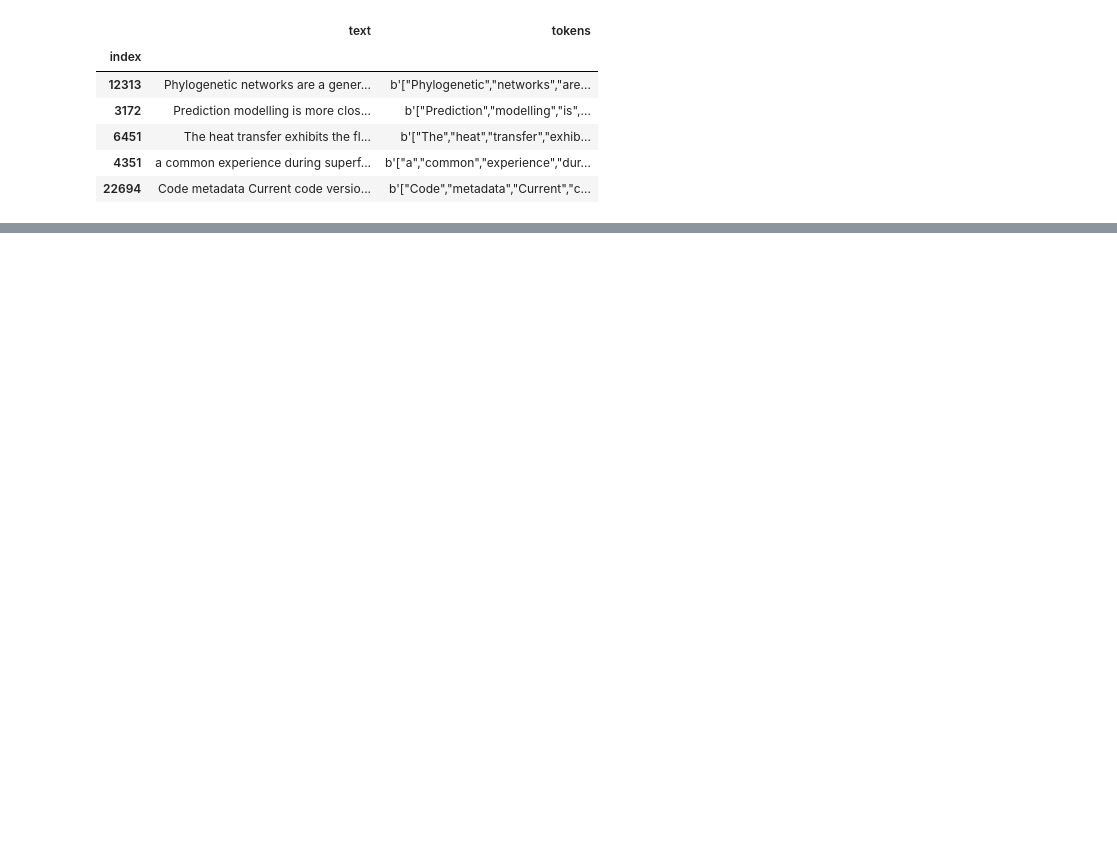
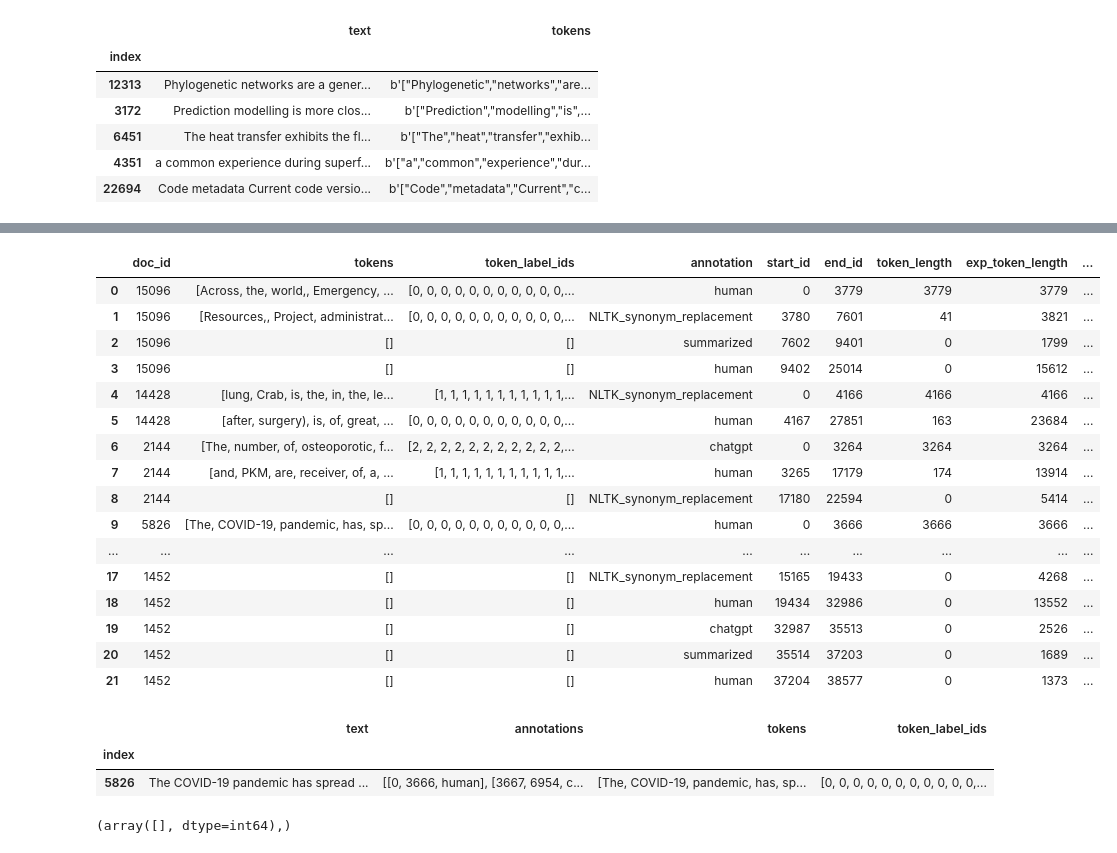
Before and after one commit to pradeepmohansml/dagpap24-submission, a Jupyter notebook: notebooks/EDA.ipynb, the cells around one changed output, grey strips where cells are left out. Cells and saved outputs as stored; diff of their text form; code cells hidden in the pictures; blank space fills up the shorter version.

```diff
--- a/notebooks/EDA.ipynb
+++ b/notebooks/EDA.ipynb
@@ -17,3 +20,7 @@ dev_df.head()
 | 6451 | The heat transfer exhibits the fl... | b'["The","heat","transfer","exhib... |
 | 4351 | a common experience during superf... | b'["a","common","experience","dur... |
 | 22694 | Code metadata Current code versio... | b'["Code","metadata","Current","c... |
+# %%
+%%time
+# For running locally
+train_df = pd.read_parquet('/Users/gayatri/Downloads/train_data.parquet', engine="fastparquet")
@@ -19,0 +38,5 @@ dev_df.head()
+# %%
+# Verify if len(tokens) == len(token_label_ids) in each row
+train_df['len_tokens'] = train_df['tokens'].map(len)
+train_df['len_token_ids'] = train_df['token_label_ids'].map(len)
+train_df.head()
@@ -19,0 +271,24 @@ dev_df.head()
+# %%
+trial_data = train_df.head()
+# %%
+%%time
+
+transformed_rows = []
+for index, row in trial_data.iterrows():
+    print(index)
+    len_token = len(row['tokens'])
+    for new_annot in row['annotations']:
+        row_dict = {}
+        print(f"start {new_annot[0]}, end {new_annot[1]}, label {new_annot[2]}")
+        row_dict['doc_id'] = index
+        row_dict['tokens'] = row['tokens'][new_annot[0]:new_annot[1]]
+        row_dict['token_label_ids'] = row['token_label_ids'][new_annot[0]:new_annot[1]]
+        row_dict['annotation'] = new_annot[2]
+        row_dict['start_id'] = new_annot[0]
+        row_dict['end_id'] = new_annot[1]
+        row_dict['token_length'] = len(row_dict['tokens'])
+        row_dict['exp_token_length'] = new_annot[1] - new_annot[0]
+        row_dict['doc_token_length'] = len_token
+        row_dict['unique_token_id'] = set(row_dict['token_label_ids'])
+
+        transformed_rows.append(row_dict)
@@ -19,0 +313,26 @@ dev_df.head()
+# %%
+pd.DataFrame(transformed_rows)
+# %% [output]
+|  | doc_id | tokens | token_label_ids | annotation | start_id | end_id | token_length | exp_token_length | ... |
+| 0 | 15096 | [Across, the, world,, Emergency, ... | [0, 0, 0, 0, 0, 0, 0, 0, 0, 0, 0,... | human | 0 | 3779 | 3779 | 3779 | ... |
+| 1 | 15096 | [Resources,, Project, administrat... | [0, 0, 0, 0, 0, 0, 0, 0, 0, 0, 0,... | NLTK_synonym_replacement | 3780 | 7601 | 41 | 3821 | ... |
+| 2 | 15096 | [] | [] | summarized | 7602 | 9401 | 0 | 1799 | ... |
+| 3 | 15096 | [] | [] | human | 9402 | 25014 | 0 | 15612 | ... |
+| 4 | 14428 | [lung, Crab, is, the, in, the, le... | [1, 1, 1, 1, 1, 1, 1, 1, 1, 1, 1,... | NLTK_synonym_replacement | 0 | 4166 | 4166 | 4166 | ... |
+| 5 | 14428 | [after, surgery), is, of, great, ... | [0, 0, 0, 0, 0, 0, 0, 0, 0, 0, 0,... | human | 4167 | 27851 | 163 | 23684 | ... |
+| 6 | 2144 | [The, number, of, osteoporotic, f... | [2, 2, 2, 2, 2, 2, 2, 2, 2, 2, 2,... | chatgpt | 0 | 3264 | 3264 | 3264 | ... |
+| 7 | 2144 | [and, PKM, are, receiver, of, a, ... | [1, 1, 1, 1, 1, 1, 1, 1, 1, 1, 1,... | human | 3265 | 17179 | 174 | 13914 | ... |
+| 8 | 2144 | [] | [] | NLTK_synonym_replacement | 17180 | 22594 | 0 | 5414 | ... |
+| 9 | 5826 | [The, COVID-19, pandemic, has, sp... | [0, 0, 0, 0, 0, 0, 0, 0, 0, 0, 0,... | human | 0 | 3666 | 3666 | 3666 | ... |
+| ... | ... | ... | ... | ... | ... | ... | ... | ... | ... |
+| 17 | 1452 | [] | [] | NLTK_synonym_replacement | 15165 | 19433 | 0 | 4268 | ... |
+| 18 | 1452 | [] | [] | human | 19434 | 32986 | 0 | 13552 | ... |
+| 19 | 1452 | [] | [] | chatgpt | 32987 | 35513 | 0 | 2526 | ... |
+| 20 | 1452 | [] | [] | summarized | 35514 | 37203 | 0 | 1689 | ... |
+| 21 | 1452 | [] | [] | human | 37204 | 38577 | 0 | 1373 | ... |
+# %%
+trial_data[trial_data.index==5826]
+# %% [output]
+|  | text | annotations | tokens | token_label_ids |
+| index |  |  |  |  |
+| 5826 | The COVID-19 pandemic has spread ... | [[0, 3666, human], [3667, 6954, c... | [The, COVID-19, pandemic, has, sp... | [0, 0, 0, 0, 0, 0, 0, 0, 0, 0, 0,... |
@@ -19,0 +345,4 @@ dev_df.head()
+# %%
+np.where(len(transformed_train_df.head()['tokens']) == 0)
+# %% [output]
+(array([], dtype=int64),)
```
Also changed, not shown: parts of 21 cells of this notebook.
